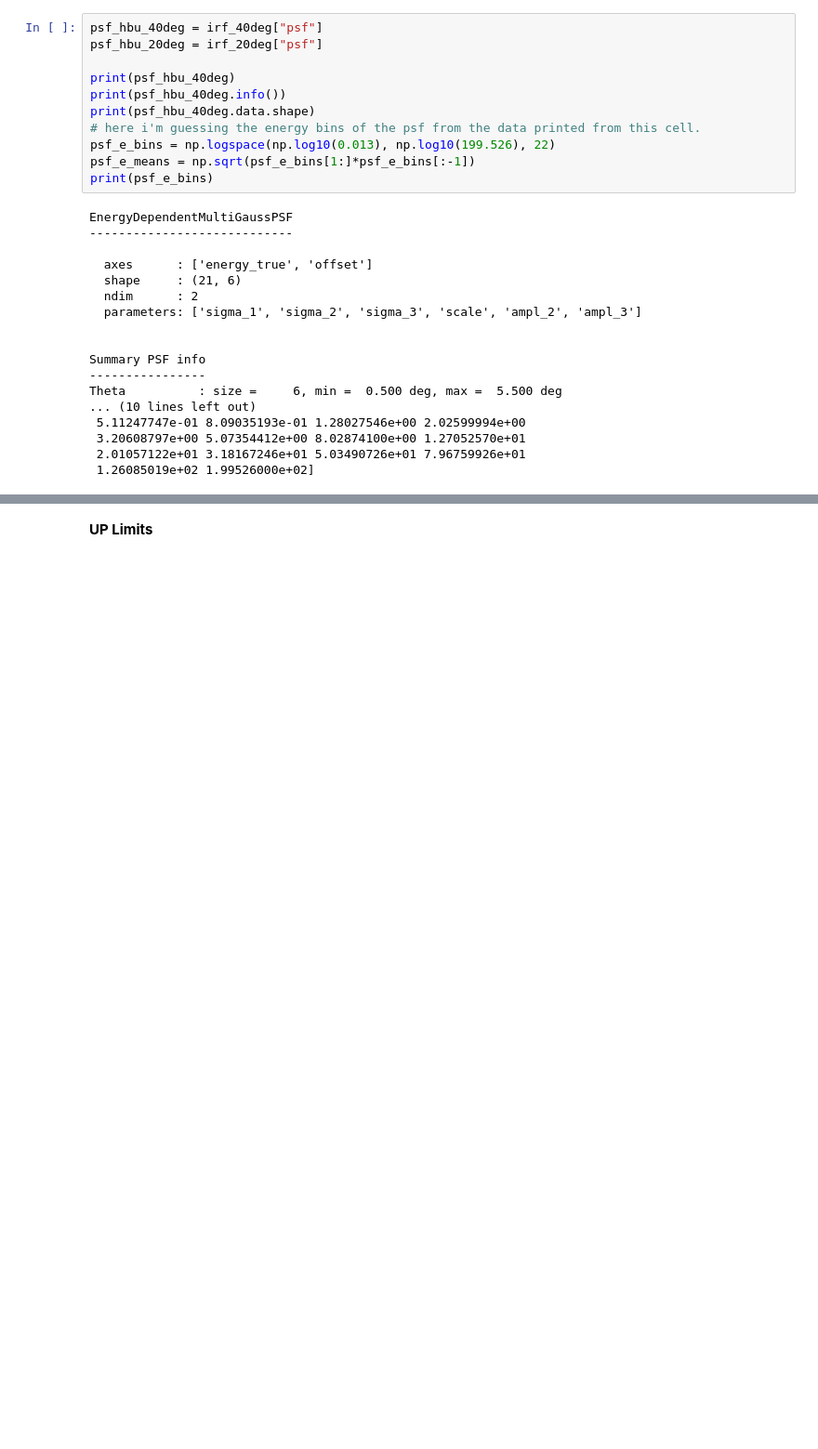
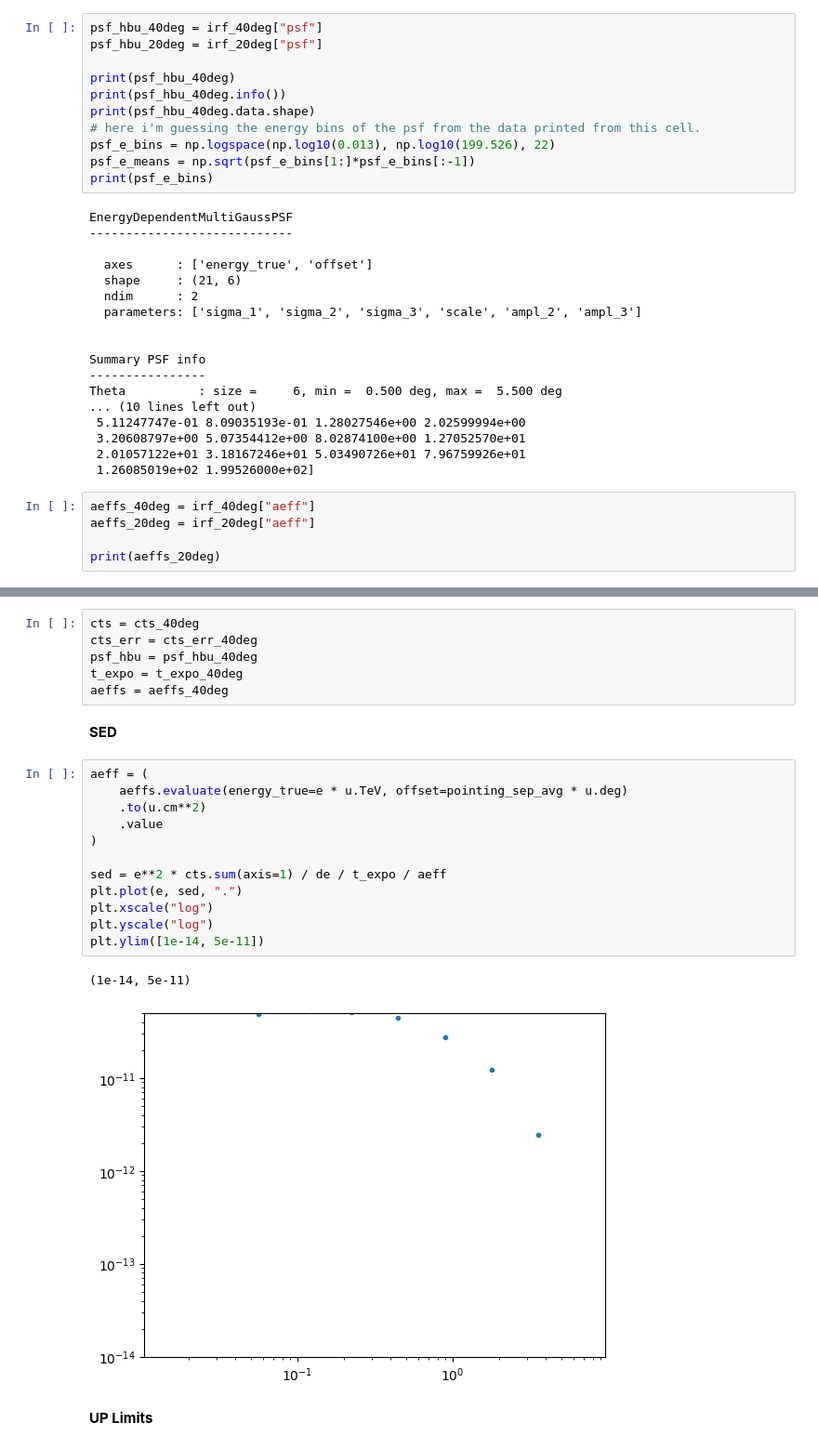
Before and after one commit to Nico812/CTAO-EXT_EM_analyses, a Jupyter notebook: DC_EM_UP_LIM_remaster.ipynb, the cells around one changed output, grey strips where cells are left out. Shown at 93% size. Saved outputs shown, nothing was run; the diff lists cells and outputs as text; blank space fills up the shorter version.

```diff
--- a/DC_EM_UP_LIM_remaster.ipynb
+++ b/DC_EM_UP_LIM_remaster.ipynb
@@ -183,3 +183,8 @@ Theta          : size =     6, min =  0.500 deg, max =  5.500 deg
  3.20608797e+00 5.07354412e+00 8.02874100e+00 1.27052570e+01
  2.01057122e+01 3.18167246e+01 5.03490726e+01 7.96759926e+01
  1.26085019e+02 1.99526000e+02]
+# %%
+aeffs_40deg = irf_40deg["aeff"]
+aeffs_20deg = irf_20deg["aeff"]
+
+print(aeffs_20deg)
@@ -186,3 +200,26 @@ Theta          : size =     6, min =  0.500 deg, max =  5.500 deg
+# %%
+cts = cts_40deg
+cts_err = cts_err_40deg
+psf_hbu = psf_hbu_40deg
+t_expo = t_expo_40deg
+aeffs = aeffs_40deg
+# %% [markdown]
+**SED**
+# %%
+aeff = (
+    aeffs.evaluate(energy_true=e * u.TeV, offset=pointing_sep_avg * u.deg)
+    .to(u.cm**2)
+    .value
+)
+
+sed = e**2 * cts.sum(axis=1) / de / t_expo / aeff
+plt.plot(e, sed, ".")
+plt.xscale("log")
+plt.yscale("log")
+plt.ylim([1e-14, 5e-11])
+# %% [output]
+(1e-14, 5e-11)
+[figure, added]
 # %% [markdown]
 **UP Limits**
 # %%
```
Also changed, not shown: parts of 6 cells of this notebook, 1 other file.
